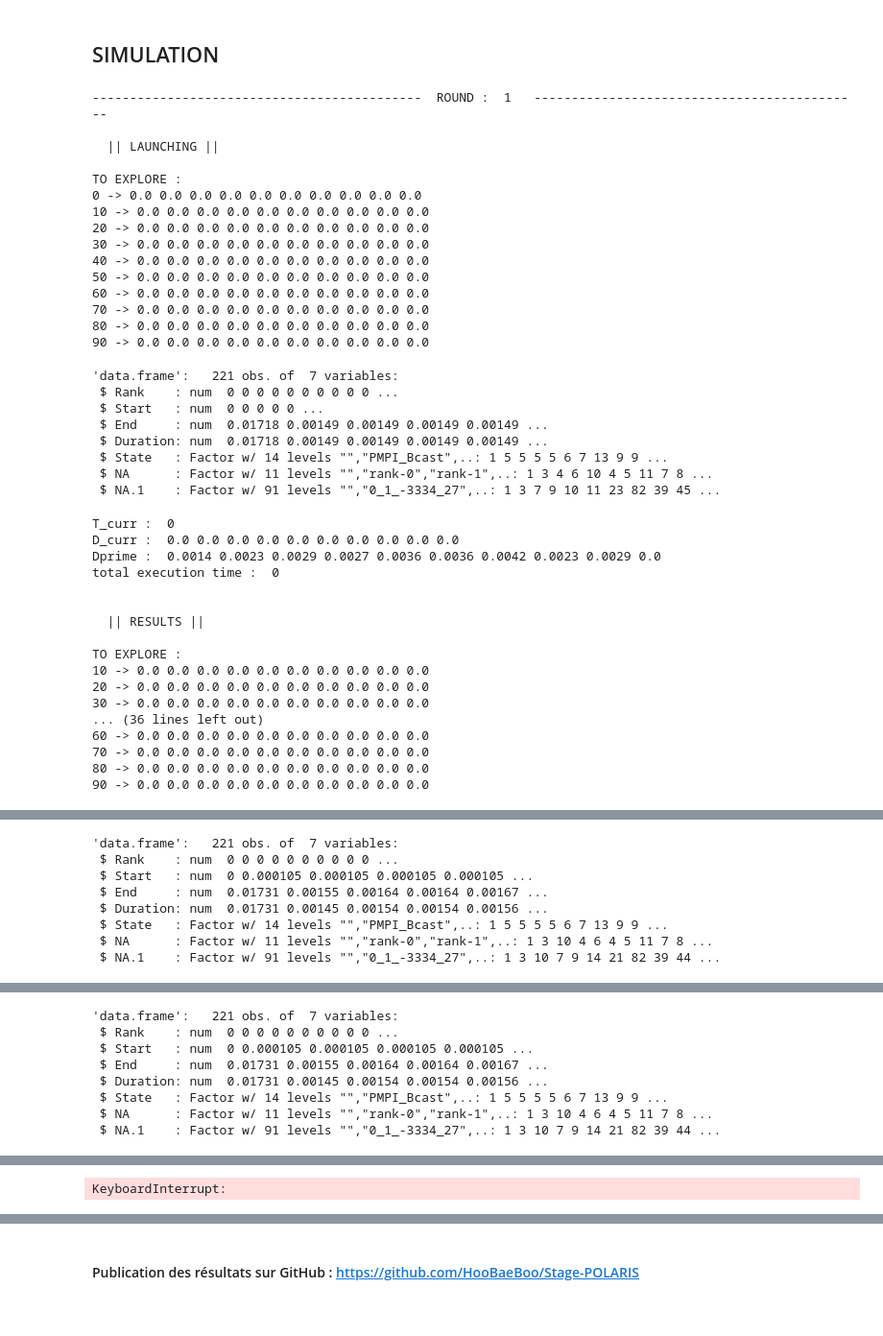
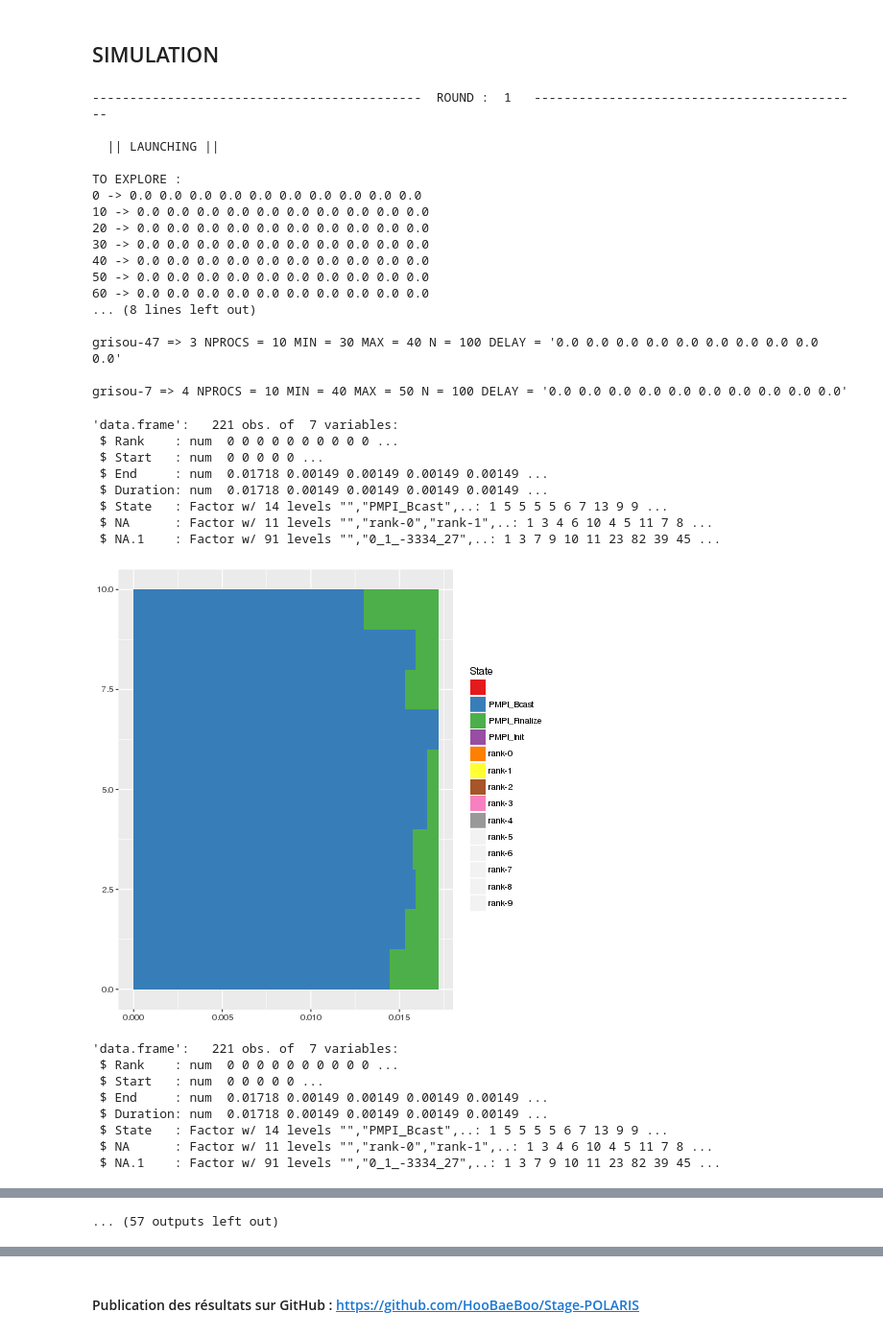
Before and after one commit to HooBaeBoo/Stage-POLARIS, a Jupyter notebook: SimGrid/examples/SMPI/Time_Bcast/Time Broadcast.ipynb, the cells around one changed output, grey strips where cells are left out. Shown at 96% size. Cells and saved outputs as stored; diff of their text form; code cells hidden in the pictures.

Commit message:
Automatic results update : Time_Bcast --- None Fix : print ggplot

```diff
--- a/SimGrid/examples/SMPI/Time_Bcast/Time Broadcast.ipynb
+++ b/SimGrid/examples/SMPI/Time_Bcast/Time Broadcast.ipynb
@@ -429,7 +432,7 @@ class ParSimer(Thread):
 
     def run(self):
         """Code à exécuter pendant l'exécution du thread."""
-        if (False):
+        if (DEBUG):
             print(
                 get_host_shortname(nodes[self.i]) + " => " + str(self.i) + " NPROCS = " + str(NPROCS)
              + " MIN = " + str(self.MIN)
@@ -746,8 +782,7 @@ def simulation(N, NPROCS, fragment_size, precision, mode, catch_me):
 # %% [markdown]
 ## SIMULATION
 # %%
-
-nodecount = 1 # Nbr pcs
+# Nbr pcs
 NPROCS = 10
 
 # Nbr itérations
@@ -762,50 +797,44 @@ precision = 4
 mode_opt = ["FIX","RAND","RAND_INF","RAND_SUP"]
 mode = mode_opt[1]
 
 catch_me = False
 
 
 
 # Lancement de la simulation
 simulation(N,NPROCS,fragment_size,precision,mode,catch_me)
 # %% [output]
 --------------------------------------------  ROUND :  1   --------------------------------------------
 
   || LAUNCHING ||
 
 TO EXPLORE :
 0 -> 0.0 0.0 0.0 0.0 0.0 0.0 0.0 0.0 0.0 0.0
 10 -> 0.0 0.0 0.0 0.0 0.0 0.0 0.0 0.0 0.0 0.0
 20 -> 0.0 0.0 0.0 0.0 0.0 0.0 0.0 0.0 0.0 0.0
 30 -> 0.0 0.0 0.0 0.0 0.0 0.0 0.0 0.0 0.0 0.0
 40 -> 0.0 0.0 0.0 0.0 0.0 0.0 0.0 0.0 0.0 0.0
 50 -> 0.0 0.0 0.0 0.0 0.0 0.0 0.0 0.0 0.0 0.0
 60 -> 0.0 0.0 0.0 0.0 0.0 0.0 0.0 0.0 0.0 0.0
-70 -> 0.0 0.0 0.0 0.0 0.0 0.0 0.0 0.0 0.0 0.0
-80 -> 0.0 0.0 0.0 0.0 0.0 0.0 0.0 0.0 0.0 0.0
-90 -> 0.0 0.0 0.0 0.0 0.0 0.0 0.0 0.0 0.0 0.0
+... (8 lines left out)
+
+grisou-47 => 3 NPROCS = 10 MIN = 30 MAX = 40 N = 100 DELAY = '0.0 0.0 0.0 0.0 0.0 0.0 0.0 0.0 0.0 0.0'
+
+grisou-7 => 4 NPROCS = 10 MIN = 40 MAX = 50 N = 100 DELAY = '0.0 0.0 0.0 0.0 0.0 0.0 0.0 0.0 0.0 0.0'
 'data.frame':   221 obs. of  7 variables:
  $ Rank    : num  0 0 0 0 0 0 0 0 0 0 ...
  $ Start   : num  0 0 0 0 0 ...
  $ End     : num  0.01718 0.00149 0.00149 0.00149 0.00149 ...
  $ Duration: num  0.01718 0.00149 0.00149 0.00149 0.00149 ...
  $ State   : Factor w/ 14 levels "","PMPI_Bcast",..: 1 5 5 5 5 6 7 13 9 9 ...
  $ NA      : Factor w/ 11 levels "","rank-0","rank-1",..: 1 3 4 6 10 4 5 11 7 8 ...
  $ NA.1    : Factor w/ 91 levels "","0_1_-3334_27",..: 1 3 7 9 10 11 23 82 39 45 ...
+[figure, added]
-T_curr :  0
-D_curr :  0.0 0.0 0.0 0.0 0.0 0.0 0.0 0.0 0.0 0.0
-Dprime :  0.0014 0.0023 0.0029 0.0027 0.0036 0.0036 0.0042 0.0023 0.0029 0.0
-total execution time :  0
-
-
-  || RESULTS ||
-
-TO EXPLORE :
-10 -> 0.0 0.0 0.0 0.0 0.0 0.0 0.0 0.0 0.0 0.0
-20 -> 0.0 0.0 0.0 0.0 0.0 0.0 0.0 0.0 0.0 0.0
-30 -> 0.0 0.0 0.0 0.0 0.0 0.0 0.0 0.0 0.0 0.0
-... (36 lines left out)
-60 -> 0.0 0.0 0.0 0.0 0.0 0.0 0.0 0.0 0.0 0.0
-70 -> 0.0 0.0 0.0 0.0 0.0 0.0 0.0 0.0 0.0 0.0
-80 -> 0.0 0.0 0.0 0.0 0.0 0.0 0.0 0.0 0.0 0.0
-90 -> 0.0 0.0 0.0 0.0 0.0 0.0 0.0 0.0 0.0 0.0
+'data.frame':   221 obs. of  7 variables:
+ $ Rank    : num  0 0 0 0 0 0 0 0 0 0 ...
+ $ Start   : num  0 0 0 0 0 ...
+ $ End     : num  0.01718 0.00149 0.00149 0.00149 0.00149 ...
+ $ Duration: num  0.01718 0.00149 0.00149 0.00149 0.00149 ...
+ $ State   : Factor w/ 14 levels "","PMPI_Bcast",..: 1 5 5 5 5 6 7 13 9 9 ...
+ $ NA      : Factor w/ 11 levels "","rank-0","rank-1",..: 1 3 4 6 10 4 5 11 7 8 ...
+ $ NA.1    : Factor w/ 91 levels "","0_1_-3334_27",..: 1 3 7 9 10 11 23 82 39 45 ...
@@ -862,8 +886 @@ TO EXPLORE :
-'data.frame':   221 obs. of  7 variables:
- $ Rank    : num  0 0 0 0 0 0 0 0 0 0 ...
- $ Start   : num  0 0.000105 0.000105 0.000105 0.000105 ...
- $ End     : num  0.01731 0.00155 0.00164 0.00164 0.00167 ...
- $ Duration: num  0.01731 0.00145 0.00154 0.00154 0.00156 ...
- $ State   : Factor w/ 14 levels "","PMPI_Bcast",..: 1 5 5 5 5 6 7 13 9 9 ...
- $ NA      : Factor w/ 11 levels "","rank-0","rank-1",..: 1 3 10 4 6 4 5 11 7 8 ...
- $ NA.1    : Factor w/ 91 levels "","0_1_-3334_27",..: 1 3 10 7 9 14 21 82 39 44 ...
+... (57 outputs left out)
@@ -887,8 +886,0 @@ TO EXPLORE :
-'data.frame':   221 obs. of  7 variables:
- $ Rank    : num  0 0 0 0 0 0 0 0 0 0 ...
- $ Start   : num  0 0.000105 0.000105 0.000105 0.000105 ...
- $ End     : num  0.01731 0.00155 0.00164 0.00164 0.00167 ...
- $ Duration: num  0.01731 0.00145 0.00154 0.00154 0.00156 ...
- $ State   : Factor w/ 14 levels "","PMPI_Bcast",..: 1 5 5 5 5 6 7 13 9 9 ...
- $ NA      : Factor w/ 11 levels "","rank-0","rank-1",..: 1 3 10 4 6 4 5 11 7 8 ...
- $ NA.1    : Factor w/ 91 levels "","0_1_-3334_27",..: 1 3 10 7 9 14 21 82 39 44 ...
@@ -937 +886,0 @@ TO EXPLORE :
-KeyboardInterrupt:
```
Also changed, not shown: parts of 15 cells of this notebook, 21 other files.
